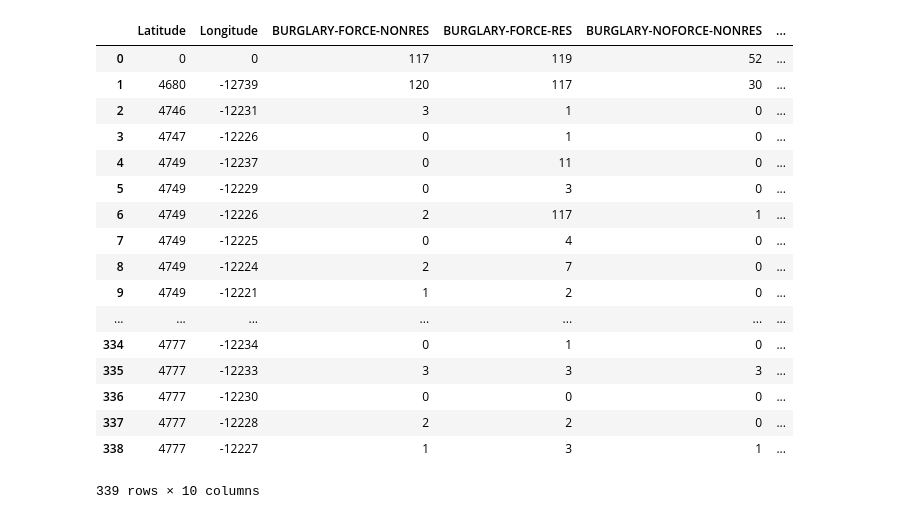
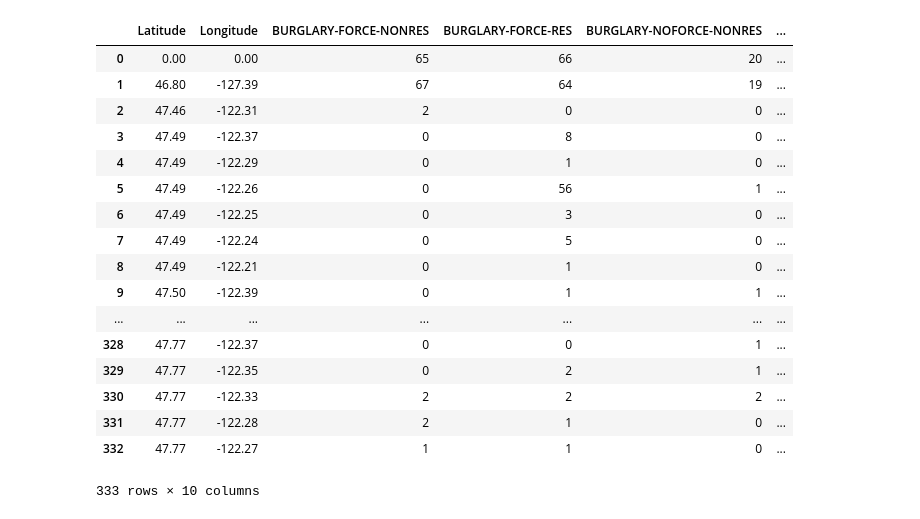
Before and after one commit to joubin/MSBigDataHackathon, a Jupyter notebook: convert gps data.ipynb, the cells around one changed output. Drawn from its saved outputs; the diff is of its cells as text; code cells hidden in the pictures.

```diff
--- a/convert gps data.ipynb
+++ b/convert gps data.ipynb
@@ -3,37 +3,36 @@
 from pylab import *
 import pandas as pd
 # %%
-crime = pd.read_csv('data/Crime_Map.csv')
+crime = pd.read_csv('data/Crime_Map.csv').dropna()
 crime.head()
-def gps_grid_magic(df, column = 'Offense Type', grid_size = 100, grid = ["Latitude", "Longitude"]):
+
+def discretize_grid(df, grid = ["Latitude", "Longitude"], grid_size=100):
     df = df.copy()
     for gi in grid:
-        try:
-            df[gi] =(df[gi]*grid_size).astype('int')
-        except e:
-            pass
+        df[gi] = ((df[gi]*grid_size).astype('int').astype('float')/float(grid_size))
+    return df
 
-    return df.groupby(grid)[column].value_counts().unstack().fillna(0).reset_index()
-
+def gps_grid_magic(df, column = 'Offense Type', grid_size = 100, grid = ["Latitude", "Longitude"]):
+    return discretize_grid(df, grid, grid_size).groupby(grid)[column].value_counts().unstack().fillna(0).reset_index()
 
 gps_grid_magic(crime)
 # %% [output]
 |  | Latitude | Longitude | BURGLARY-FORCE-NONRES | BURGLARY-FORCE-RES | BURGLARY-NOFORCE-NONRES | ... |
-| 0 | 0 | 0 | 117 | 119 | 52 | ... |
-| 1 | 4680 | -12739 | 120 | 117 | 30 | ... |
-| 2 | 4746 | -12231 | 3 | 1 | 0 | ... |
-| 3 | 4747 | -12226 | 0 | 1 | 0 | ... |
-| 4 | 4749 | -12237 | 0 | 11 | 0 | ... |
-| 5 | 4749 | -12229 | 0 | 3 | 0 | ... |
-| 6 | 4749 | -12226 | 2 | 117 | 1 | ... |
-| 7 | 4749 | -12225 | 0 | 4 | 0 | ... |
-| 8 | 4749 | -12224 | 2 | 7 | 0 | ... |
-| 9 | 4749 | -12221 | 1 | 2 | 0 | ... |
+| 0 | 0.00 | 0.00 | 65 | 66 | 20 | ... |
+| 1 | 46.80 | -127.39 | 67 | 64 | 19 | ... |
+| 2 | 47.46 | -122.31 | 2 | 0 | 0 | ... |
+| 3 | 47.49 | -122.37 | 0 | 8 | 0 | ... |
+| 4 | 47.49 | -122.29 | 0 | 1 | 0 | ... |
+| 5 | 47.49 | -122.26 | 0 | 56 | 1 | ... |
+| 6 | 47.49 | -122.25 | 0 | 3 | 0 | ... |
+| 7 | 47.49 | -122.24 | 0 | 5 | 0 | ... |
+| 8 | 47.49 | -122.21 | 0 | 1 | 0 | ... |
+| 9 | 47.50 | -122.39 | 0 | 1 | 1 | ... |
 | ... | ... | ... | ... | ... | ... | ... |
-| 334 | 4777 | -12234 | 0 | 1 | 0 | ... |
-| 335 | 4777 | -12233 | 3 | 3 | 3 | ... |
-| 336 | 4777 | -12230 | 0 | 0 | 0 | ... |
-| 337 | 4777 | -12228 | 2 | 2 | 0 | ... |
-| 338 | 4777 | -12227 | 1 | 3 | 1 | ... |
+| 328 | 47.77 | -122.37 | 0 | 0 | 1 | ... |
+| 329 | 47.77 | -122.35 | 0 | 2 | 1 | ... |
+| 330 | 47.77 | -122.33 | 2 | 2 | 2 | ... |
+| 331 | 47.77 | -122.28 | 2 | 1 | 0 | ... |
+| 332 | 47.77 | -122.27 | 1 | 1 | 0 | ... |
-339 rows × 10 columns
+333 rows × 10 columns
 # %%
```
Also changed, not shown: parts of 3 cells of this notebook.
